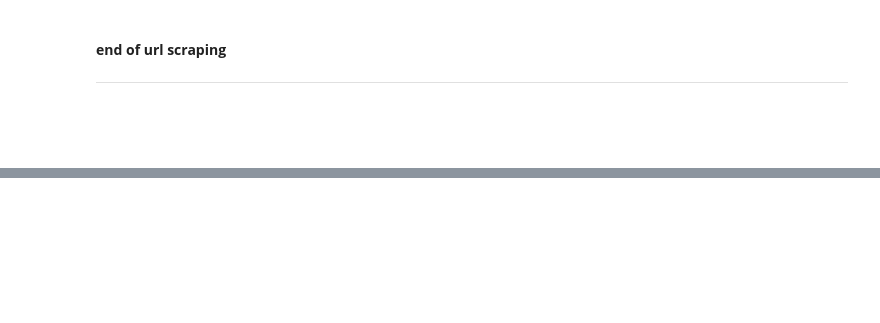
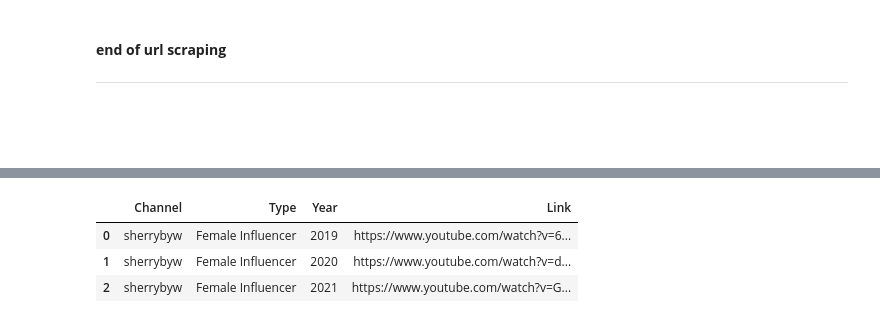
Before and after one commit to rgabelarde/youtube-scraper, a Jupyter notebook: Youtube_Scraper_(using_keyword_url).ipynb, the cells around one changed output, grey strips where cells are left out. Cells and saved outputs as stored; diff of their text form; code cells hidden in the pictures; blank space fills up the shorter version.

```diff
--- a/Youtube_Scraper_(using_keyword_url).ipynb
+++ b/Youtube_Scraper_(using_keyword_url).ipynb
@@ -375 +634,11 @@ urls_res_df.to_excel(r'youtube_urls_output.xlsx', index=False)
+# %%
+# Read in your file to a dataframe
+input_df = pd.read_excel('Book2.xlsx')
+# %%
+input_df.head()
+# %% [output]
+|  | Channel | Type | Year | Link |
+| 0 | sherrybyw | Female Influencer | 2019 | https://www.youtube.com/watch?v=6... |
+| 1 | sherrybyw | Female Influencer | 2020 | https://www.youtube.com/watch?v=d... |
+| 2 | sherrybyw | Female Influencer | 2021 | https://www.youtube.com/watch?v=G... |
 # %%
```
Also changed, not shown: parts of 41 cells of this notebook.
